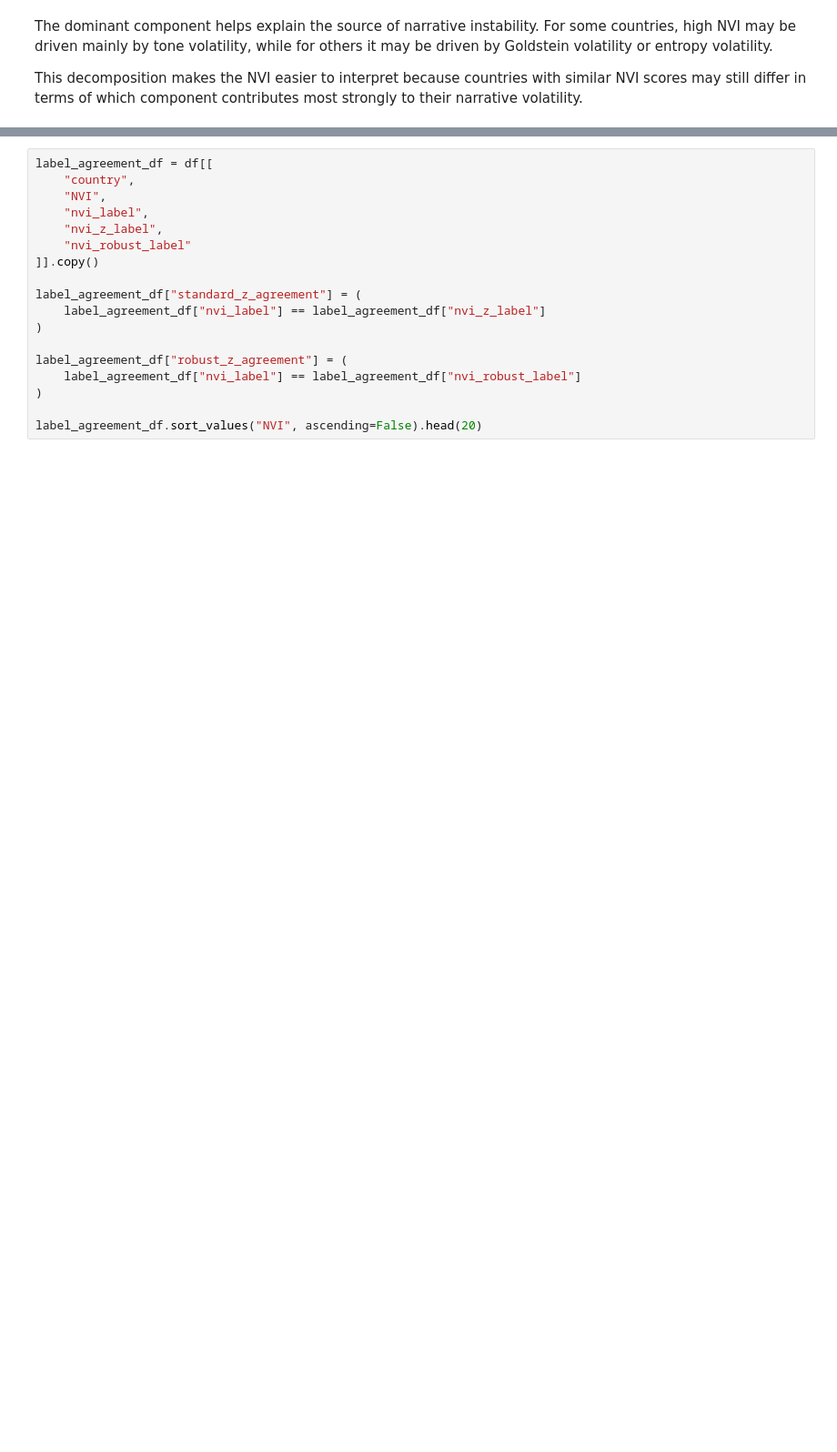
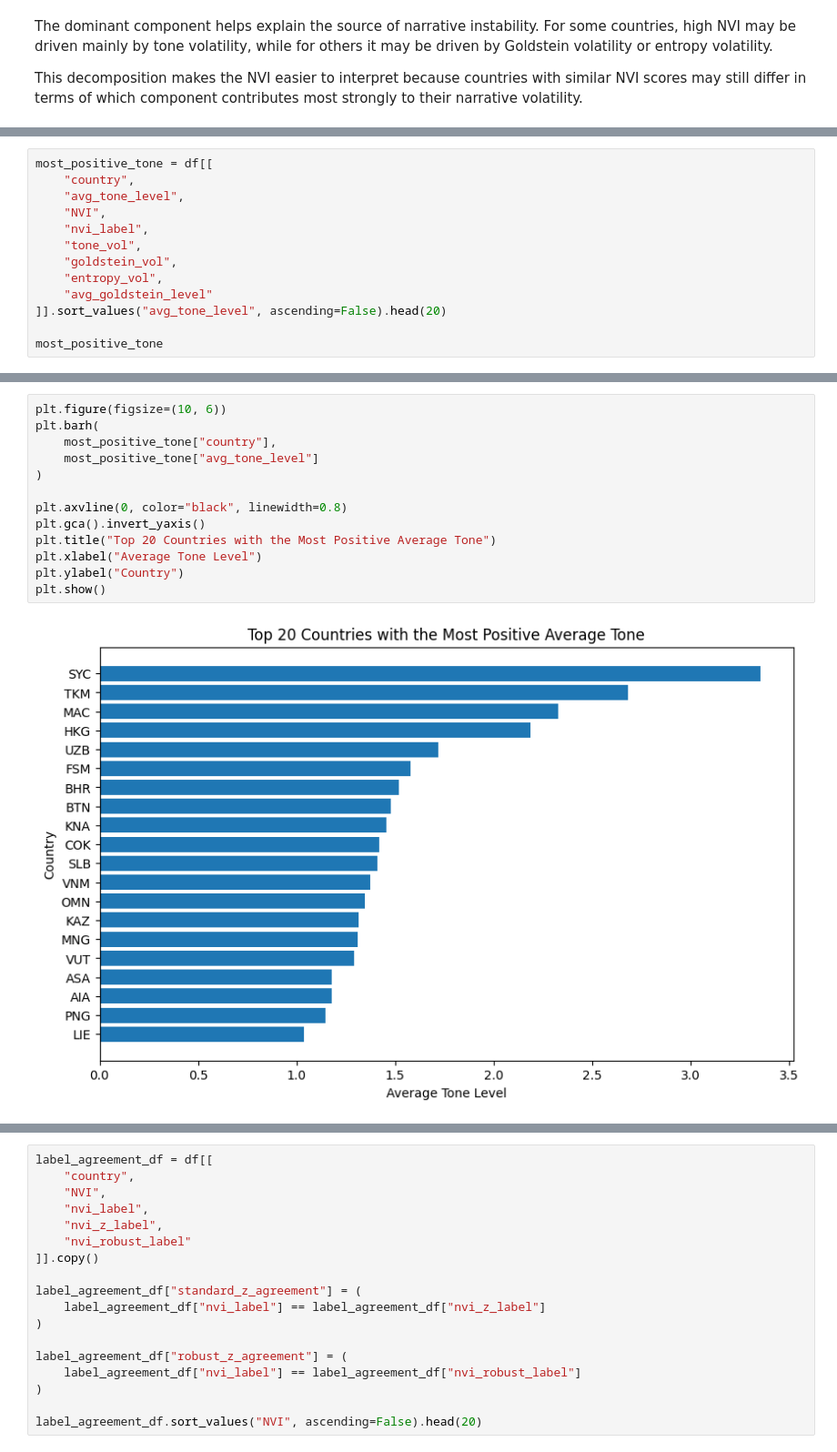
Before and after one commit to ancyra2/mining-prjkt, a Jupyter notebook: notebooks/03_nvi_report.ipynb, the cells around one changed output, grey strips where cells are left out. Shown at 91% size. Cells and saved outputs as stored; diff of their text form; blank space fills up the shorter version.

```diff
--- a/notebooks/03_nvi_report.ipynb
+++ b/notebooks/03_nvi_report.ipynb
@@ -1294,0 +1361,13 @@ This decomposition makes the NVI easier to interpret because countries with simi
+# %%
+most_positive_tone = df[[
+    "country",
+    "avg_tone_level",
+    "NVI",
+    "nvi_label",
+    "tone_vol",
+    "goldstein_vol",
+    "entropy_vol",
+    "avg_goldstein_level"
+]].sort_values("avg_tone_level", ascending=False).head(20)
+
+most_positive_tone
@@ -1294,0 +1392,15 @@ This decomposition makes the NVI easier to interpret because countries with simi
+# %%
+plt.figure(figsize=(10, 6))
+plt.barh(
+    most_positive_tone["country"],
+    most_positive_tone["avg_tone_level"]
+)
+
+plt.axvline(0, color="black", linewidth=0.8)
+plt.gca().invert_yaxis()
+plt.title("Top 20 Countries with the Most Positive Average Tone")
+plt.xlabel("Average Tone Level")
+plt.ylabel("Country")
+plt.show()
+# %% [output]
+[figure, added]
```
Also changed, not shown: parts of 13 cells of this notebook, 1 other file.
